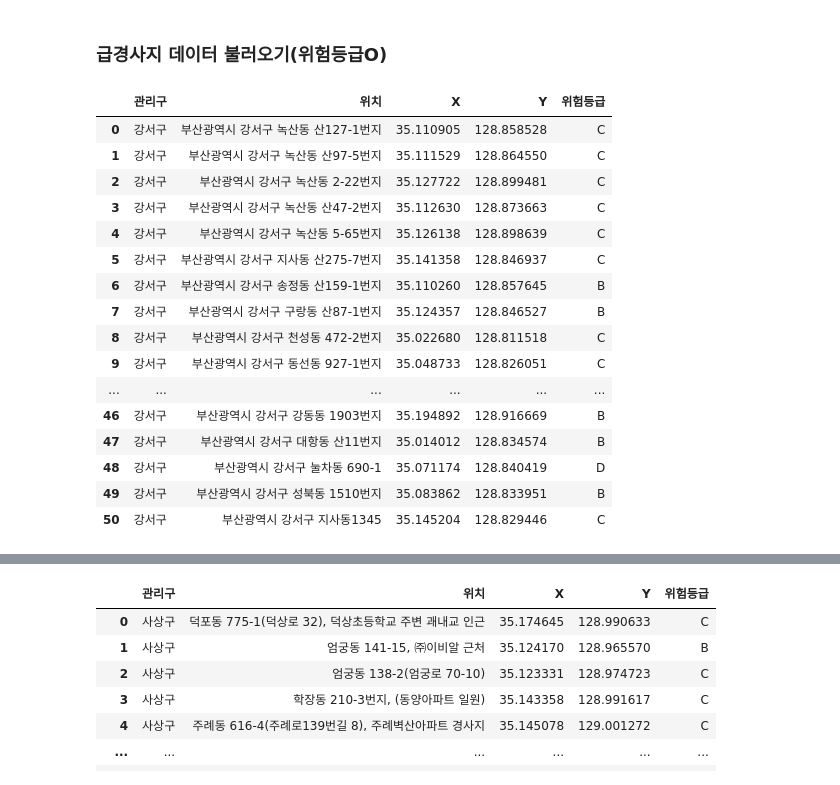
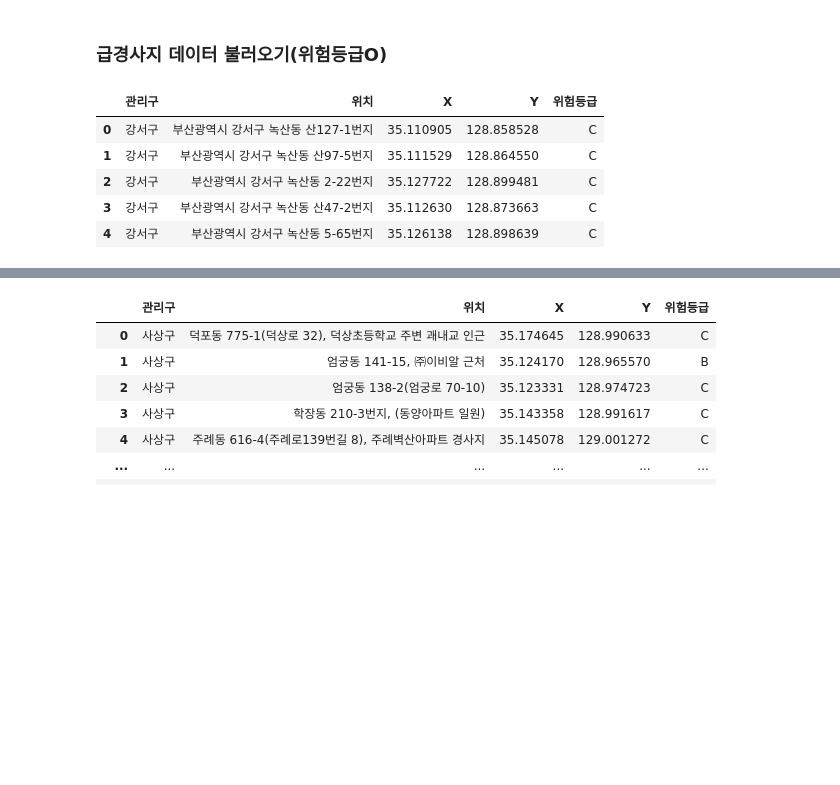
Before and after one commit to WithU-Bus/WithU-Bus, a Jupyter notebook: 급경사지.ipynb, the cells around one changed output, grey strips where cells are left out. Saved outputs shown, nothing was run; the diff lists cells and outputs as text; code cells hidden in the pictures; blank space fills up the shorter version.

```diff
--- a/급경사지.ipynb
+++ b/급경사지.ipynb
@@ -6,24 +7,13 @@ import folium
 ### 급경사지 데이터 불러오기(위험등급O)
 # %%
 gangseo = pd.read_excel('./data/강서구_급경사지.xlsx')
-gangseo
+gangseo.head()
 # %% [output]
 |  | 관리구 | 위치 | X | Y | 위험등급 |
 | 0 | 강서구 | 부산광역시 강서구 녹산동 산127-1번지 | 35.110905 | 128.858528 | C |
 | 1 | 강서구 | 부산광역시 강서구 녹산동 산97-5번지 | 35.111529 | 128.864550 | C |
 | 2 | 강서구 | 부산광역시 강서구 녹산동 2-22번지 | 35.127722 | 128.899481 | C |
 | 3 | 강서구 | 부산광역시 강서구 녹산동 산47-2번지 | 35.112630 | 128.873663 | C |
 | 4 | 강서구 | 부산광역시 강서구 녹산동 5-65번지 | 35.126138 | 128.898639 | C |
-| 5 | 강서구 | 부산광역시 강서구 지사동 산275-7번지 | 35.141358 | 128.846937 | C |
-| 6 | 강서구 | 부산광역시 강서구 송정동 산159-1번지 | 35.110260 | 128.857645 | B |
-| 7 | 강서구 | 부산광역시 강서구 구랑동 산87-1번지 | 35.124357 | 128.846527 | B |
-| 8 | 강서구 | 부산광역시 강서구 천성동 472-2번지 | 35.022680 | 128.811518 | C |
-| 9 | 강서구 | 부산광역시 강서구 동선동 927-1번지 | 35.048733 | 128.826051 | C |
-| ... | ... | ... | ... | ... | ... |
-| 46 | 강서구 | 부산광역시 강서구 강동동 1903번지 | 35.194892 | 128.916669 | B |
-| 47 | 강서구 | 부산광역시 강서구 대항동 산11번지 | 35.014012 | 128.834574 | B |
-| 48 | 강서구 | 부산광역시 강서구 눌차동 690-1 | 35.071174 | 128.840419 | D |
-| 49 | 강서구 | 부산광역시 강서구 성북동 1510번지 | 35.083862 | 128.833951 | B |
-| 50 | 강서구 | 부산광역시 강서구 지사동1345 | 35.145204 | 128.829446 | C |
 # %%
 sasang = pd.read_excel('./data/사상구_급경사지.xlsx')
```
Also changed, not shown: parts of 13 cells of this notebook, 3 other files.
